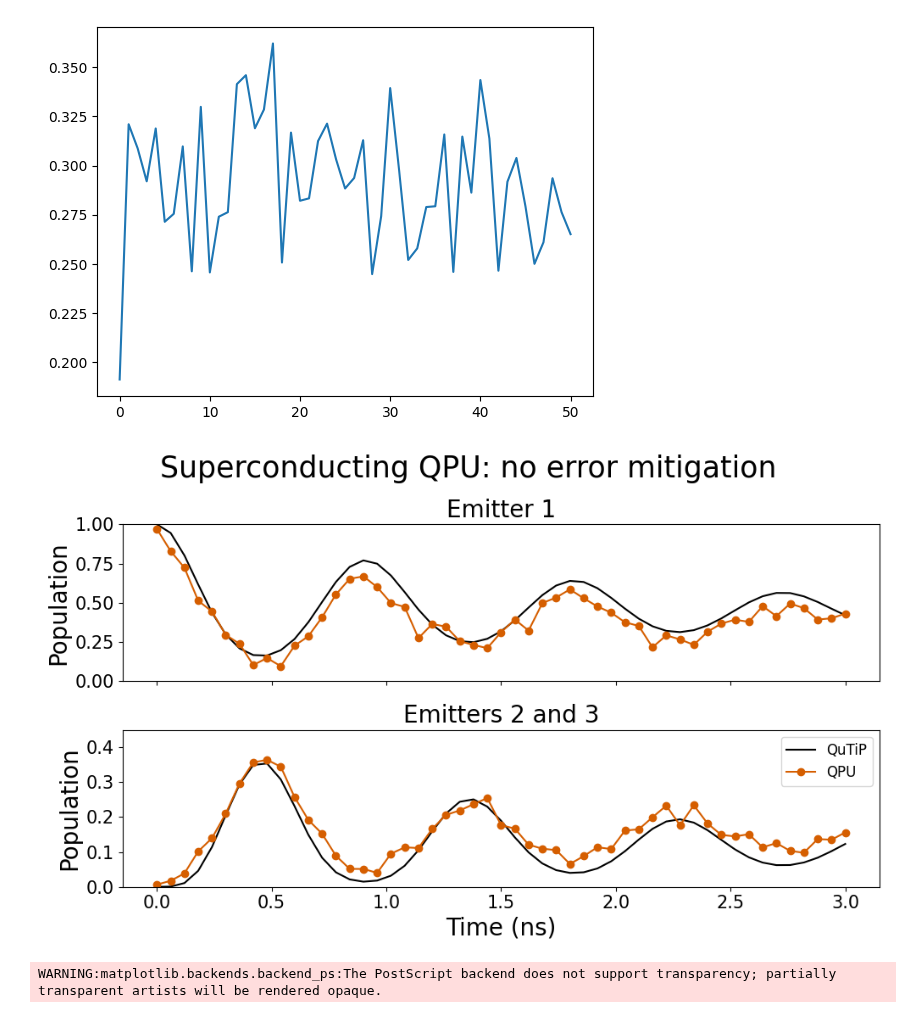
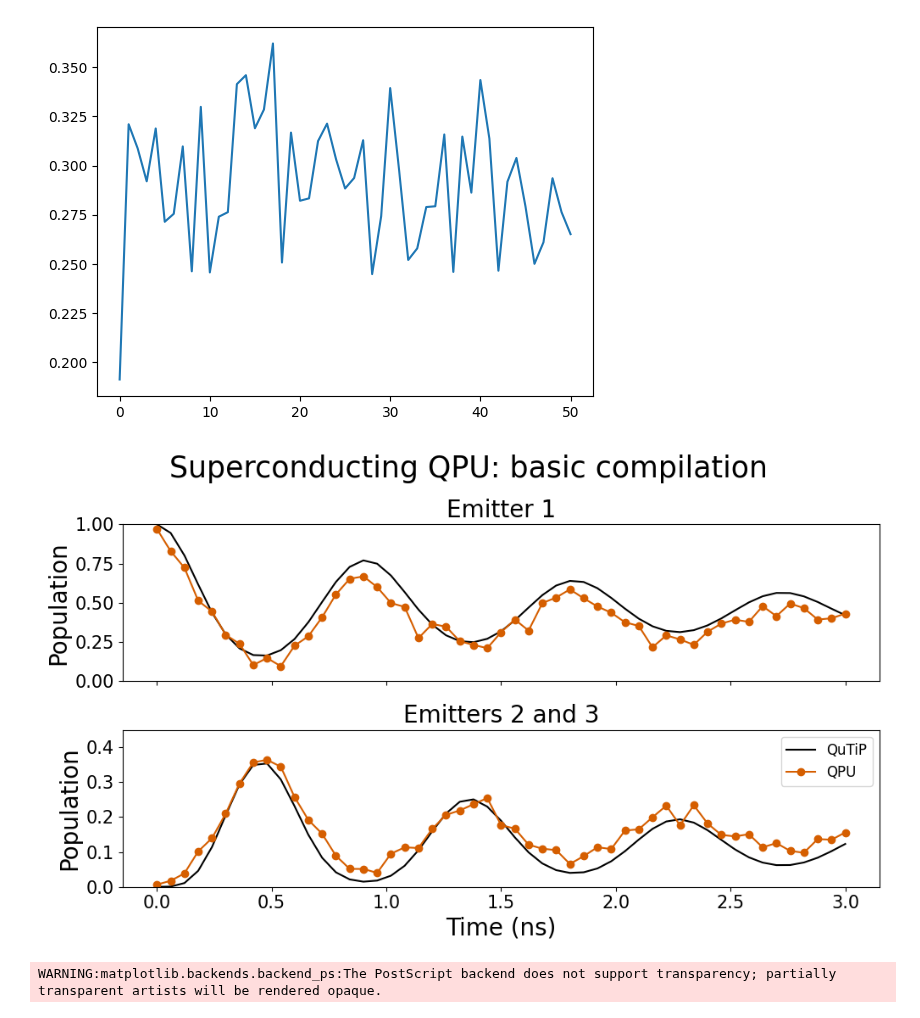
Before and after one commit to radulaski/CQED_quantum_simulation, a Jupyter notebook: notebooks/AQT_no_error_mitigation.ipynb, the cells around one changed output. Cells and saved outputs as stored; diff of their text form; code cells hidden in the pictures.

```diff
--- a/notebooks/AQT_no_error_mitigation.ipynb
+++ b/notebooks/AQT_no_error_mitigation.ipynb
@@ -41,30 +41,30 @@ qutip_results = solve_master_equation(N, g, kappa, initial_state, times)
 # %%
 # Plot the RAW (no mitigation) data
 fig, axes = plt.subplots(2, 1, figsize=(10, 6), sharex=True)
 
 axes[0].set_title("Emitter 1", fontsize=20)
 axes[0].plot(times, qutip_results["Emitter 1"], label="QuTiP", color='black')
 axes[0].plot(aqt_times, raw_data_norm[normed_bitstrs["Emitter 1"]], marker='o', label="QPU", color="#d55e00")
 axes[0].set_ylabel("Population", fontsize=20)
 axes[0].set_ylim(0, 1)
 axes[0].tick_params(axis='y', labelsize=15)
 
 axes[1].set_title("Emitters 2 and 3", fontsize=20)
 axes[1].plot(times, qutip_results["Emitter 2"], label="QuTiP", color='black')
 axes[1].plot(aqt_times, raw_data_norm[normed_bitstrs["Emitter 2 and 3"]], marker='o', label="QPU", color="#d55e00")
 axes[1].set_ylabel("Population", fontsize=20)
 axes[1].legend(fontsize=12)
 
 axes[1].set_ylim(0, 0.45)
 axes[1].set_yticks([0, 0.1, 0.2, 0.3, 0.4])
 axes[1].tick_params(axis='x', labelsize=15)
 axes[1].tick_params(axis='y', labelsize=15)
 axes[1].set_xlabel("Time (ns)", fontsize=20)
 
-fig.suptitle("Superconducting QPU: no error mitigation", fontsize=25)
+fig.suptitle("Superconducting QPU: basic compilation", fontsize=25)
 plt.tight_layout()
 # %% [output]
-[figure, old version]
+[figure, new version]
 # %%
 fig.savefig("../figures/AQT_no_error_mitigation.eps", bbox_inches="tight")
 # %% [output]
```
Also changed, not shown: 3 other files.
